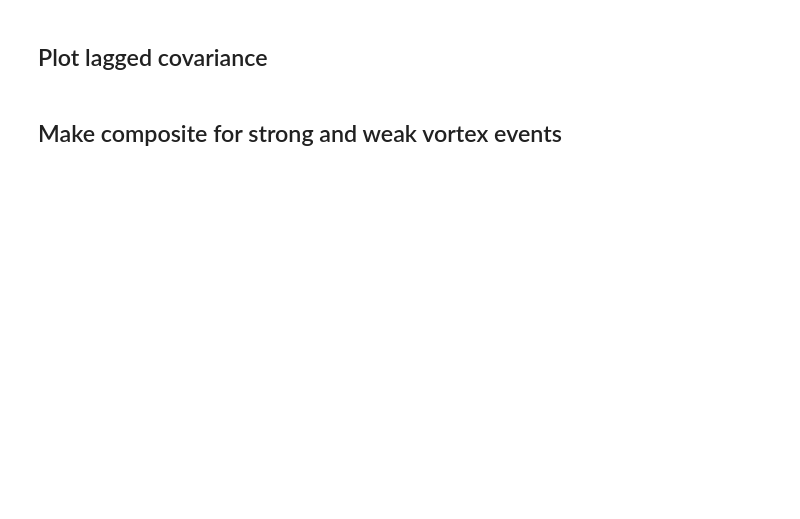
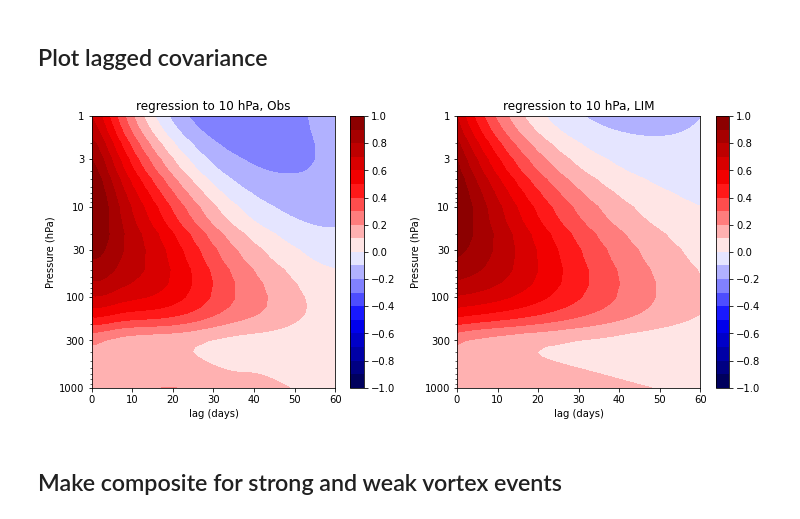
Before and after one commit to gchenpu/python, a Jupyter notebook: AM_indices/lim_AM_index_pt.ipynb, the cells around one changed output. Saved outputs shown, nothing was run; the diff lists cells and outputs as text; code cells hidden in the pictures; blank space fills up the shorter version.

```diff
--- a/AM_indices/lim_AM_index_pt.ipynb
+++ b/AM_indices/lim_AM_index_pt.ipynb
@@ -297,7 +144,9 @@ plot_cov(y, yf=yf, k=k, lag_time=lag_time)
 # %%
 from plot_AM_index_mod import plot_lag_reg
 
-plot_lag_reg(y, p, yf)
+plot_lag_reg(y_np, p_np, yf_np)
+# %% [output]
+[figure, added]
 # %% [markdown]
 ## Make composite for strong and weak vortex events
 # %%
```
Also changed, not shown: parts of 7 cells of this notebook, 6 other files.
